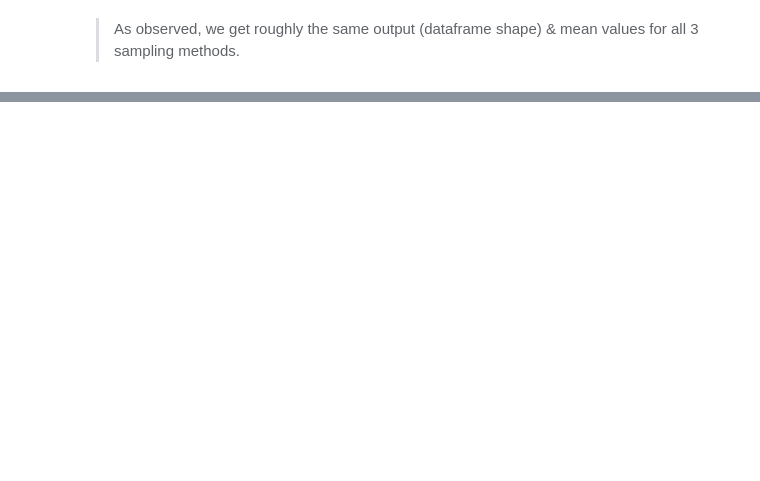
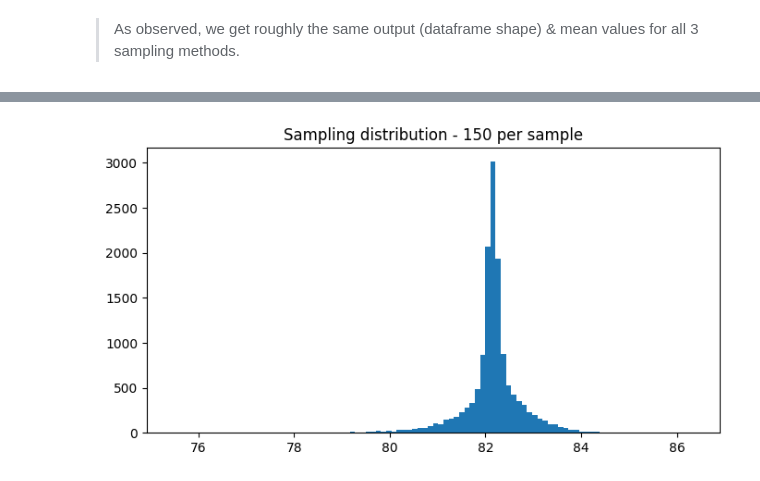
Before and after one commit to abhijeet-bhambere/python-ml-trail, a Jupyter notebook: sampling-in-python.ipynb, the cells around one changed output, grey strips where cells are left out. Saved outputs shown, nothing was run; the diff lists cells and outputs as text; code cells hidden in the pictures; blank space fills up the shorter version.

```diff
--- a/sampling-in-python.ipynb
+++ b/sampling-in-python.ipynb
@@ -474,0 +504,10 @@ np.float64(82.06018656716418)
+# %%
+# Generating 1K samples containing 150 values
+mean_150vals_1Ksamples = sampleGenerator(x_samples=1000, n_values=500)
+# plotting the sample means
+plt.figure(figsize=(8,4))
+plt.hist(mean_150vals_1Ksamples, bins=100)
+plt.title("Sampling distribution - 150 per sample")
+plt.show()
+# %% [output]
+[figure, added]
```
Also changed, not shown: parts of 15 cells of this notebook.
